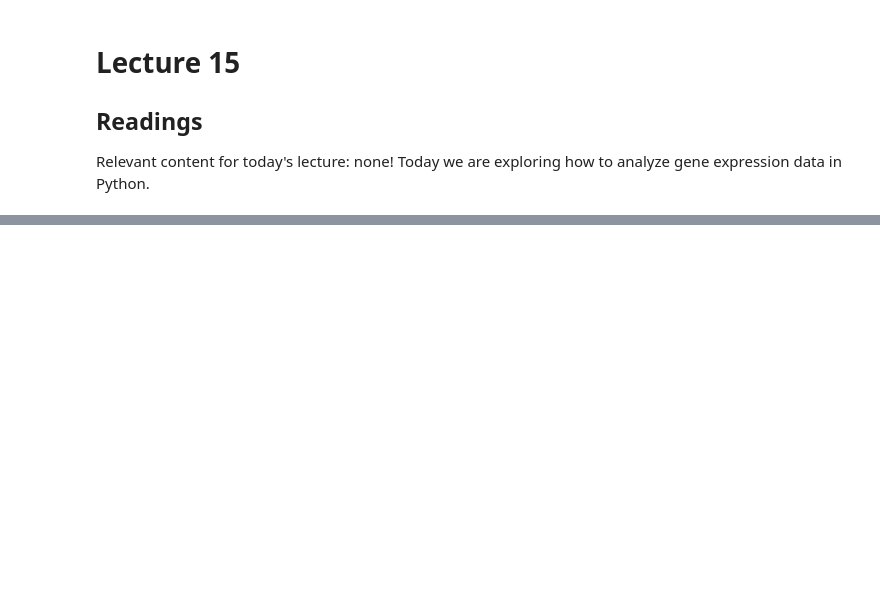
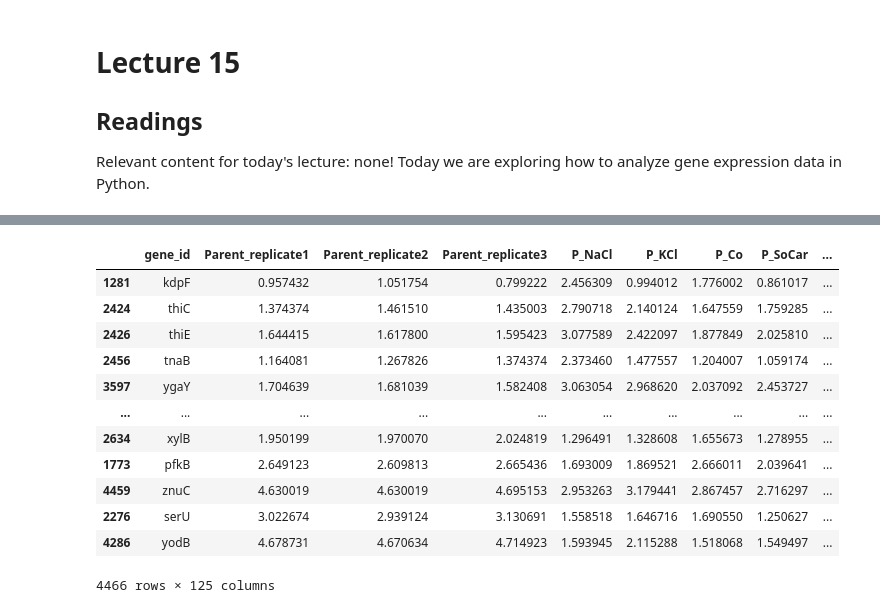
Before and after one commit to oasci/pitt-biosc1540-2024s, a Jupyter notebook: biosc1540/lectures/15/l15.ipynb, the cells around one changed output, grey strips where cells are left out. Saved outputs shown, nothing was run; the diff lists cells and outputs as text; code cells hidden in the pictures; blank space fills up the shorter version.

```diff
--- a/biosc1540/lectures/15/l15.ipynb
+++ b/biosc1540/lectures/15/l15.ipynb
@@ -36,0 +117,2 @@ def select_stress(df, stress):
+# %%
+control_ns = np.mean(control_ns, axis=1)
@@ -36,0 +195,16 @@ def select_stress(df, stress):
+# %%
+df_ge.iloc[sort_idxs_ratio]
+# %% [output]
+|  | gene_id | Parent_replicate1 | Parent_replicate2 | Parent_replicate3 | P_NaCl | P_KCl | P_Co | P_SoCar | ... |
+| 1281 | kdpF | 0.957432 | 1.051754 | 0.799222 | 2.456309 | 0.994012 | 1.776002 | 0.861017 | ... |
+| 2424 | thiC | 1.374374 | 1.461510 | 1.435003 | 2.790718 | 2.140124 | 1.647559 | 1.759285 | ... |
+| 2426 | thiE | 1.644415 | 1.617800 | 1.595423 | 3.077589 | 2.422097 | 1.877849 | 2.025810 | ... |
+| 2456 | tnaB | 1.164081 | 1.267826 | 1.374374 | 2.373460 | 1.477557 | 1.204007 | 1.059174 | ... |
+| 3597 | ygaY | 1.704639 | 1.681039 | 1.582408 | 3.063054 | 2.968620 | 2.037092 | 2.453727 | ... |
+| ... | ... | ... | ... | ... | ... | ... | ... | ... | ... |
+| 2634 | xylB | 1.950199 | 1.970070 | 2.024819 | 1.296491 | 1.328608 | 1.655673 | 1.278955 | ... |
+| 1773 | pfkB | 2.649123 | 2.609813 | 2.665436 | 1.693009 | 1.869521 | 2.666011 | 2.039641 | ... |
+| 4459 | znuC | 4.630019 | 4.630019 | 4.695153 | 2.953263 | 3.179441 | 2.867457 | 2.716297 | ... |
+| 2276 | serU | 3.022674 | 2.939124 | 3.130691 | 1.558518 | 1.646716 | 1.690550 | 1.250627 | ... |
+| 4286 | yodB | 4.678731 | 4.670634 | 4.714923 | 1.593945 | 2.115288 | 1.518068 | 1.549497 | ... |
+4466 rows × 125 columns
```
Also changed, not shown: parts of 20 cells of this notebook.
